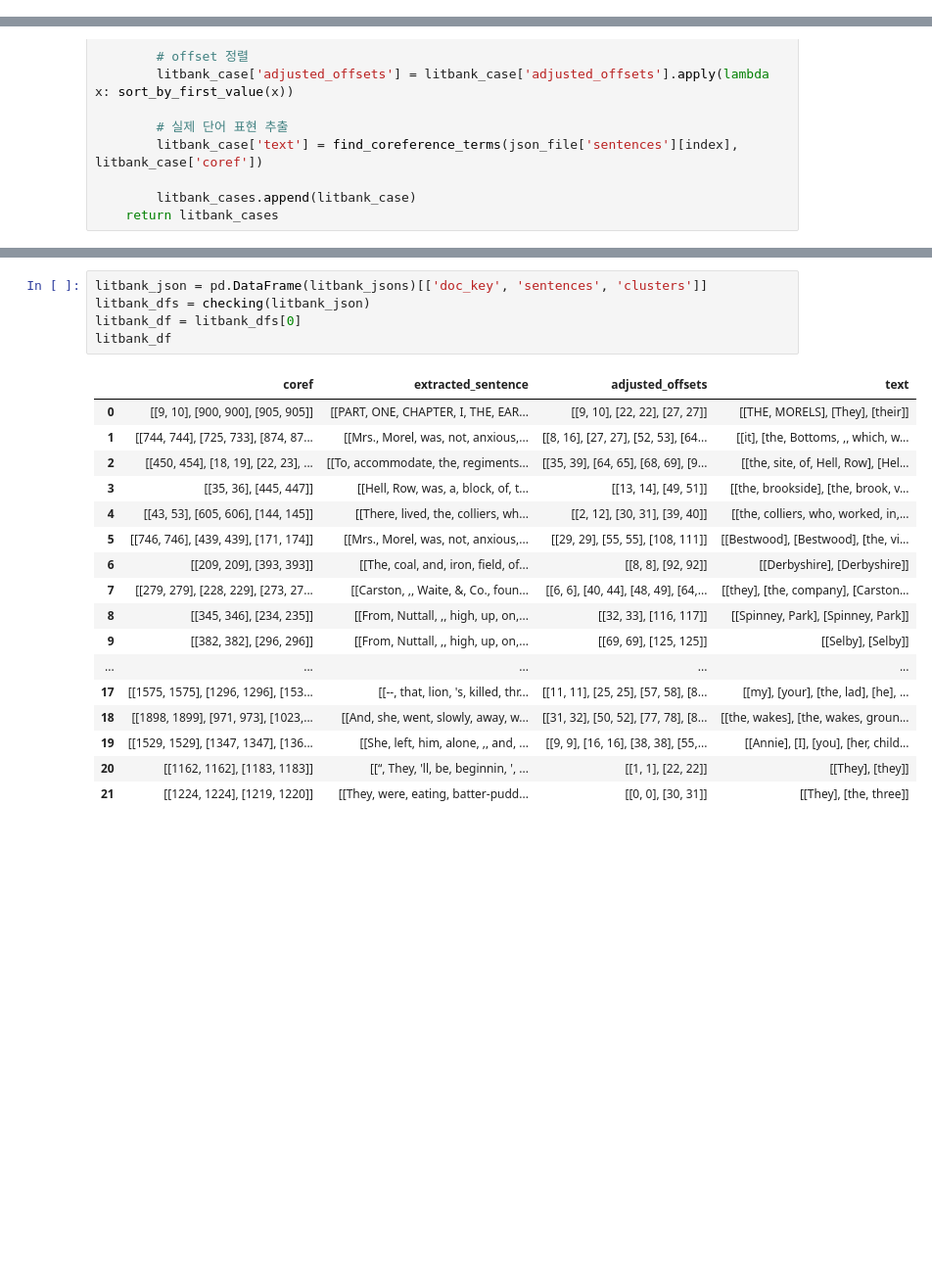
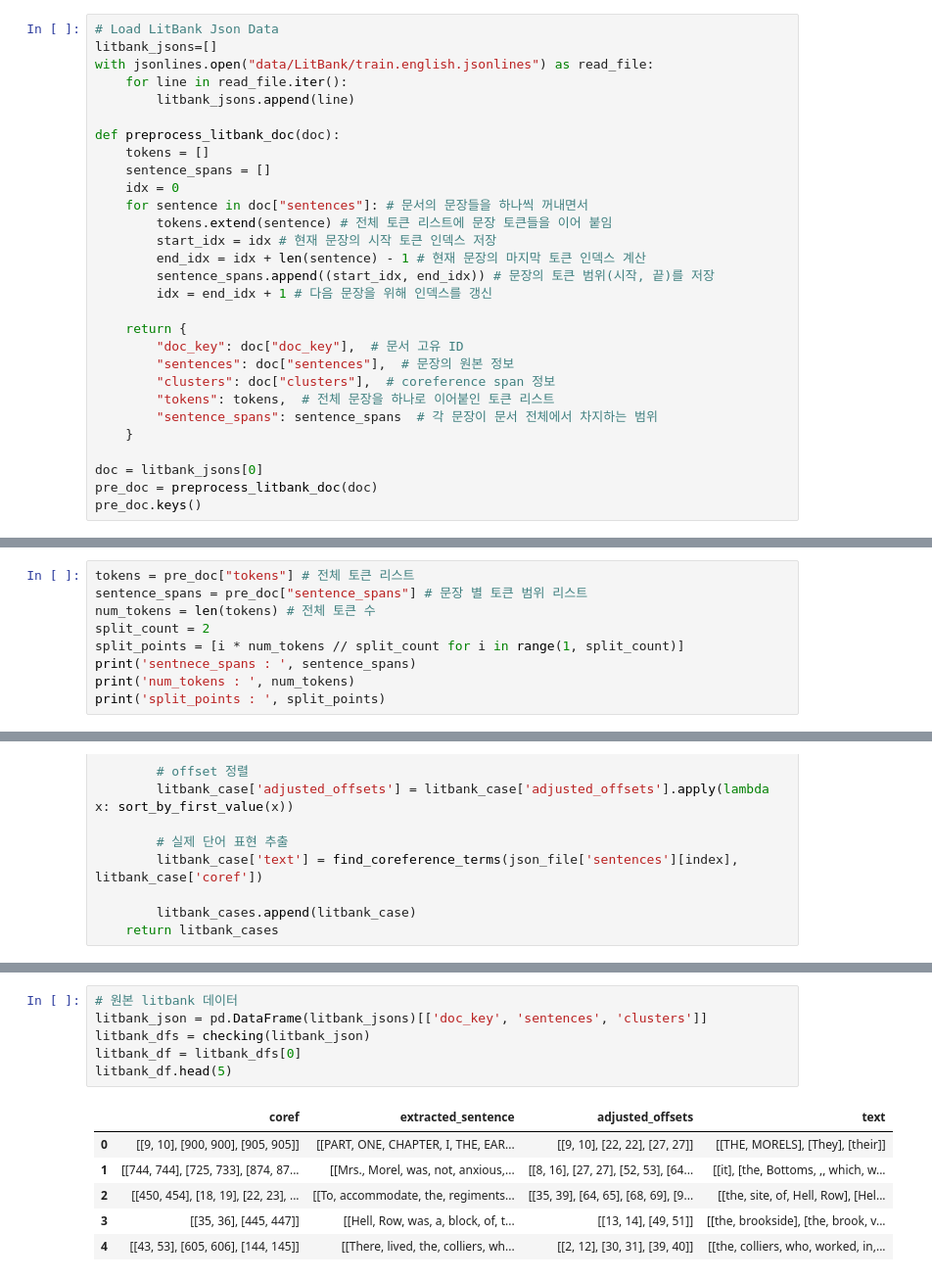
Before and after one commit to Gayeon6423/Improvement-of-the-Coreference-Resolution-model, a Jupyter notebook: post_process.ipynb, the cells around one changed output, grey strips where cells are left out. Shown at 98% size. Saved outputs shown, nothing was run; the diff lists cells and outputs as text; blank space fills up the shorter version.

```diff
--- a/post_process.ipynb
+++ b/post_process.ipynb
@@ -499,0 +473,29 @@ with jsonlines.open("data/new_train-splitted.english.jsonlines", mode='w') as wr
+# %%
+# Load LitBank Json Data
+litbank_jsons=[]
+with jsonlines.open("data/LitBank/train.english.jsonlines") as read_file:
+    for line in read_file.iter():
+        litbank_jsons.append(line)
+
+def preprocess_litbank_doc(doc):
+    tokens = []
+    sentence_spans = []
+    idx = 0
+    for sentence in doc["sentences"]: # 문서의 문장들을 하나씩 꺼내면서
+        tokens.extend(sentence) # 전체 토큰 리스트에 문장 토큰들을 이어 붙임
+        start_idx = idx # 현재 문장의 시작 토큰 인덱스 저장
+        end_idx = idx + len(sentence) - 1 # 현재 문장의 마지막 토큰 인덱스 계산
+        sentence_spans.append((start_idx, end_idx)) # 문장의 토큰 범위(시작, 끝)를 저장
+        idx = end_idx + 1 # 다음 문장을 위해 인덱스를 갱신
+
+    return {
+        "doc_key": doc["doc_key"],  # 문서 고유 ID
+        "sentences": doc["sentences"],  # 문장의 원본 정보
+        "clusters": doc["clusters"],  # coreference span 정보
+        "tokens": tokens,  # 전체 문장을 하나로 이어붙인 토큰 리스트
+        "sentence_spans": sentence_spans  # 각 문장이 문서 전체에서 차지하는 범위
+    }
+
+doc = litbank_jsons[0]
+pre_doc = preprocess_litbank_doc(doc)
+pre_doc.keys()
@@ -499,0 +521,9 @@ with jsonlines.open("data/new_train-splitted.english.jsonlines", mode='w') as wr
+# %%
+tokens = pre_doc["tokens"] # 전체 토큰 리스트
+sentence_spans = pre_doc["sentence_spans"] # 문장 별 토큰 범위 리스트
+num_tokens = len(tokens) # 전체 토큰 수
+split_count = 2
+split_points = [i * num_tokens // split_count for i in range(1, split_count)]
+print('sentnece_spans : ', sentence_spans)
+print('num_tokens : ', num_tokens)
+print('split_points : ', split_points)
@@ -634,25 +756,15 @@ with jsonlines.open("data/splitted_litbank_augment_iaa.jsonlines") as read_file:
     for line in read_file.iter():
         split_litbank_iaa_jsons.append(line)
 # %%
+# 원본 litbank 데이터
 litbank_json = pd.DataFrame(litbank_jsons)[['doc_key', 'sentences', 'clusters']]
 litbank_dfs = checking(litbank_json)
 litbank_df = litbank_dfs[0]
-litbank_df
+litbank_df.head(5)
 # %% [output]
 |  | coref | extracted_sentence | adjusted_offsets | text |
 | 0 | [[9, 10], [900, 900], [905, 905]] | [[PART, ONE, CHAPTER, I, THE, EAR... | [[9, 10], [22, 22], [27, 27]] | [[THE, MORELS], [They], [their]] |
 | 1 | [[744, 744], [725, 733], [874, 87... | [[Mrs., Morel, was, not, anxious,... | [[8, 16], [27, 27], [52, 53], [64... | [[it], [the, Bottoms, ,, which, w... |
 | 2 | [[450, 454], [18, 19], [22, 23], ... | [[To, accommodate, the, regiments... | [[35, 39], [64, 65], [68, 69], [9... | [[the, site, of, Hell, Row], [Hel... |
 | 3 | [[35, 36], [445, 447]] | [[Hell, Row, was, a, block, of, t... | [[13, 14], [49, 51]] | [[the, brookside], [the, brook, v... |
 | 4 | [[43, 53], [605, 606], [144, 145]] | [[There, lived, the, colliers, wh... | [[2, 12], [30, 31], [39, 40]] | [[the, colliers, who, worked, in,... |
-| 5 | [[746, 746], [439, 439], [171, 174]] | [[Mrs., Morel, was, not, anxious,... | [[29, 29], [55, 55], [108, 111]] | [[Bestwood], [Bestwood], [the, vi... |
-| 6 | [[209, 209], [393, 393]] | [[The, coal, and, iron, field, of... | [[8, 8], [92, 92]] | [[Derbyshire], [Derbyshire]] |
-| 7 | [[279, 279], [228, 229], [273, 27... | [[Carston, ,, Waite, &, Co., foun... | [[6, 6], [40, 44], [48, 49], [64,... | [[they], [the, company], [Carston... |
-| 8 | [[345, 346], [234, 235]] | [[From, Nuttall, ,, high, up, on,... | [[32, 33], [116, 117]] | [[Spinney, Park], [Spinney, Park]] |
-| 9 | [[382, 382], [296, 296]] | [[From, Nuttall, ,, high, up, on,... | [[69, 69], [125, 125]] | [[Selby], [Selby]] |
-| ... | ... | ... | ... | ... |
-| 17 | [[1575, 1575], [1296, 1296], [153... | [[--, that, lion, 's, killed, thr... | [[11, 11], [25, 25], [57, 58], [8... | [[my], [your], [the, lad], [he], ... |
-| 18 | [[1898, 1899], [971, 973], [1023,... | [[And, she, went, slowly, away, w... | [[31, 32], [50, 52], [77, 78], [8... | [[the, wakes], [the, wakes, groun... |
-| 19 | [[1529, 1529], [1347, 1347], [136... | [[She, left, him, alone, ,, and, ... | [[9, 9], [16, 16], [38, 38], [55,... | [[Annie], [I], [you], [her, child... |
-| 20 | [[1162, 1162], [1183, 1183]] | [[“, They, 'll, be, beginnin, ', ... | [[1, 1], [22, 22]] | [[They], [they]] |
-| 21 | [[1224, 1224], [1219, 1220]] | [[They, were, eating, batter-pudd... | [[0, 0], [30, 31]] | [[They], [the, three]] |
```
Also changed, not shown: parts of 30 cells of this notebook.
